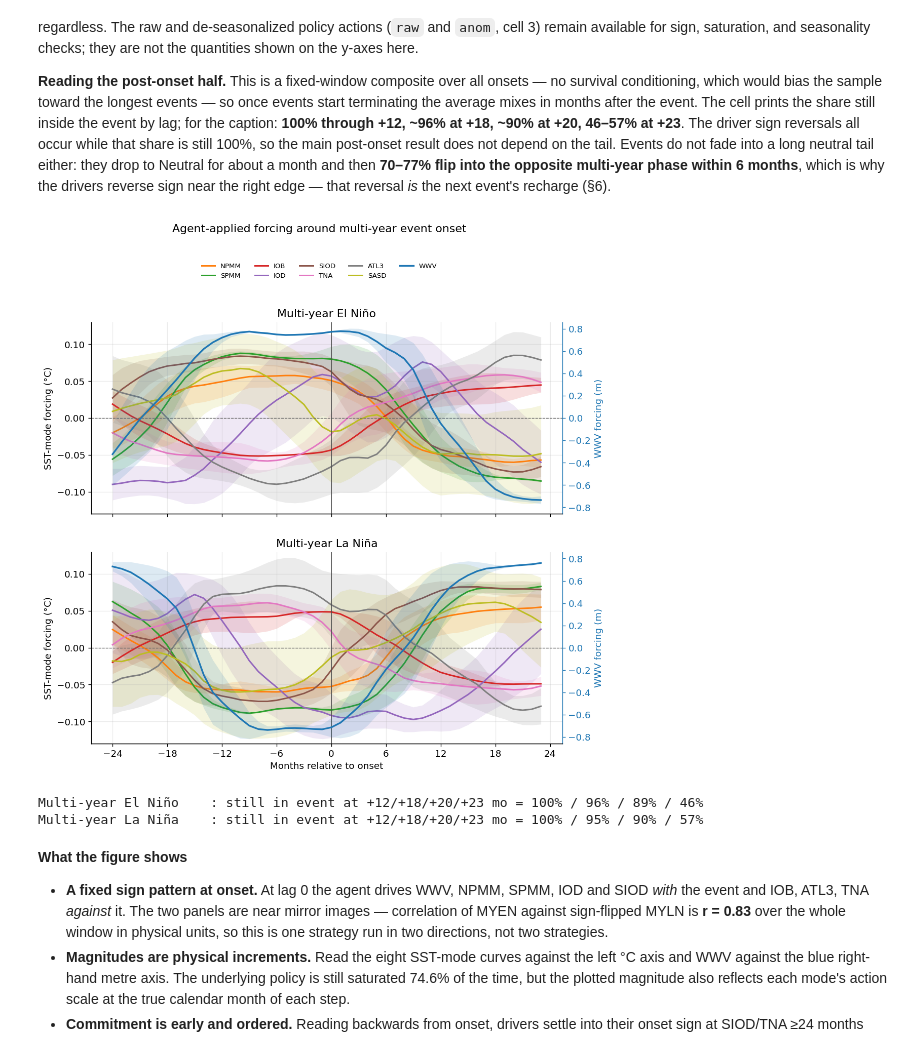
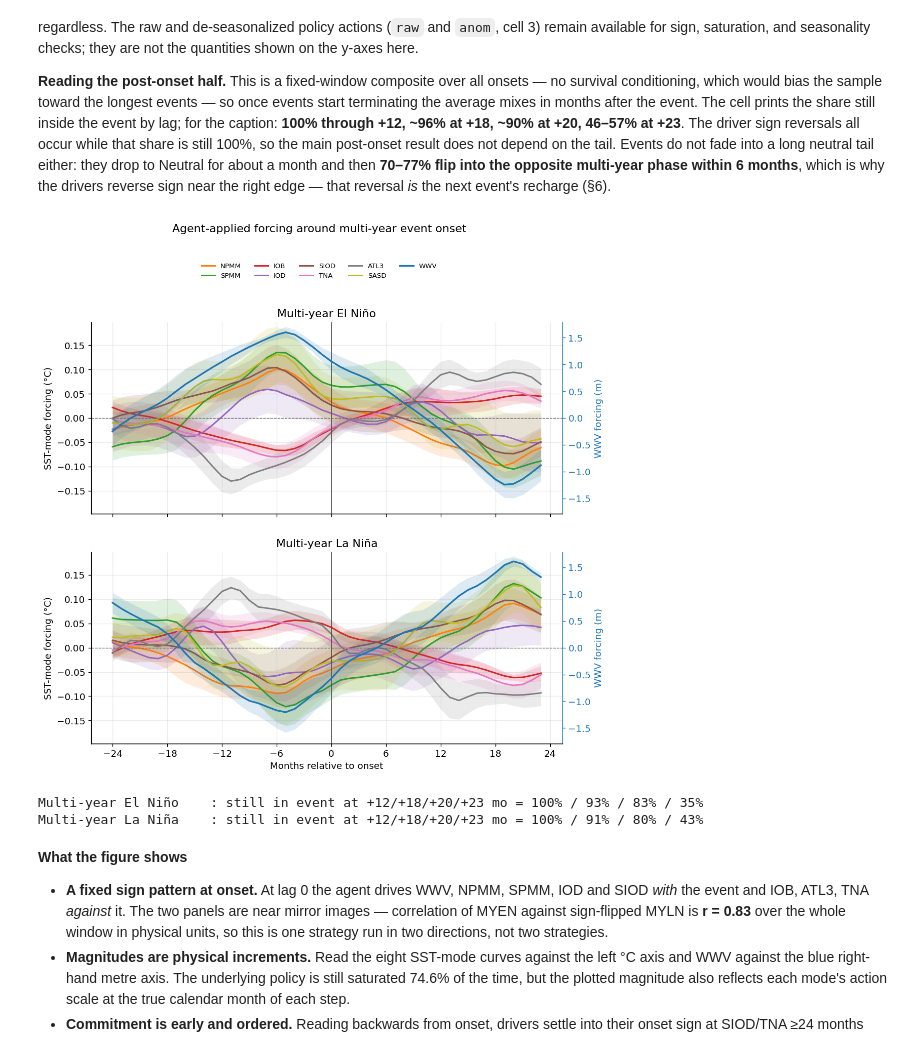
Before and after one commit to ayman-tech/enso-rl, a Jupyter notebook: notebooks/precursor_analysis.ipynb, the cells around one changed output. Cells and saved outputs as stored; diff of their text form; code cells hidden in the pictures.

```diff
--- a/notebooks/precursor_analysis.ipynb
+++ b/notebooks/precursor_analysis.ipynb
@@ -37,10 +37,12 @@ from utils.nb_helper import (PHASE_LABELS, XRO_MODES, _mean_ci, load_inference,
                              save_fig, apply_paper_style)
 from utils.enso_classifier import _find_continuous_runs
 
-NAME  = "model10"                      # matches --model used when running inference
+NAME  = "model12"                      # matches --model used when running inference
 BASE  = Path("..") / "plots" / NAME
 OUTDIR = BASE / "precursor"
 OUTDIR.mkdir(parents=True, exist_ok=True)
+FIGS   = Path("..") / "figs"          # paper figures
+FIGS.mkdir(parents=True, exist_ok=True)
 
 LEAD  = 24                             # months BEFORE onset to analyse
 POST  = 24                             # months AFTER onset: median MY duration is 23-24 mo,
@@ -216,36 +222,37 @@ wwv_lim = 1.05 * max(np.nanmax(np.abs(np.c_[m[:, wwv_idx] - c[:, wwv_idx],
 fig, axes = plt.subplots(2, 1, figsize=(10, 9), sharex=True, sharey=True)
 right_axes = []
 for ax, p in zip(axes, CODES):
     mean, ci = prof[p]
     ax2 = ax.twinx(); ax2.grid(False); ax2.spines["right"].set_visible(True)
     right_axes.append(ax2)
     for mi, nm in enumerate(names):
         target = ax2 if nm == "WWV" else ax
         target.plot(lags, mean[:, mi], color=MODE_COLORS[nm], lw=2.0 if nm == "WWV" else 1.8, label=nm)
         target.fill_between(lags, mean[:, mi] - ci[:, mi], mean[:, mi] + ci[:, mi],
                             color=MODE_COLORS[nm], alpha=0.15, lw=0)
     ax.axhline(0, color="0.4", lw=0.8, ls="--")
     mark_lifecycle(ax, p)
     ax.set_ylim(-sst_lim, sst_lim); ax2.set_ylim(-wwv_lim, wwv_lim)
     ax.set_title(PHASE_LABELS[p]); ax.set_ylabel("SST-mode forcing (°C)")
     ax2.set_ylabel("WWV forcing (m)", color=MODE_COLORS["WWV"])
     ax2.tick_params(axis="y", colors=MODE_COLORS["WWV"])
     ax2.spines["right"].set_color(MODE_COLORS["WWV"])
 axes[-1].set_xlabel("Months relative to onset")
 lifecycle_legend(fig, axes[0], 5, extra_ax=right_axes[0])
 fig.suptitle("Agent-applied forcing around multi-year event onset", y=1.06)
 save_fig(fig, OUTDIR / "07a_precursor_leadtime.png")
+save_fig(fig, FIGS / "forcing_lifecycle.png")   # paper figure
 plt.show()
 
 # For the figure caption: how much of the composite is still inside the event.
 for p in CODES:
     sv = survival(p)
     print(f"{PHASE_LABELS[p]:22s}: still in event at +12/+18/+20/+23 mo = "
           + " / ".join(f"{sv[k]:.0f}%" for k in (12, 18, 20, 23)))
 # %% [output]
-[figure, old version]
+[figure, new version]
-Multi-year El Niño    : still in event at +12/+18/+20/+23 mo = 100% / 96% / 89% / 46%
-Multi-year La Niña    : still in event at +12/+18/+20/+23 mo = 100% / 95% / 90% / 57%
+Multi-year El Niño    : still in event at +12/+18/+20/+23 mo = 100% / 93% / 83% / 35%
+Multi-year La Niña    : still in event at +12/+18/+20/+23 mo = 100% / 91% / 80% / 43%
 # %% [markdown]
 **What the figure shows**
 
```
Also changed, not shown: parts of 11 cells of this notebook, 5 other files.
